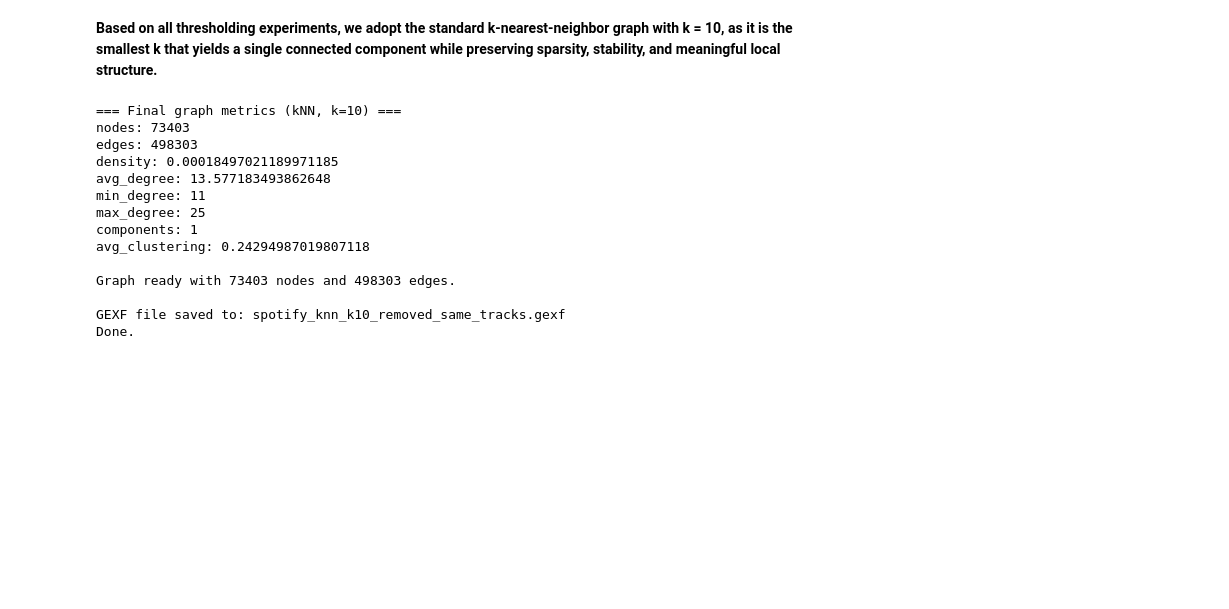
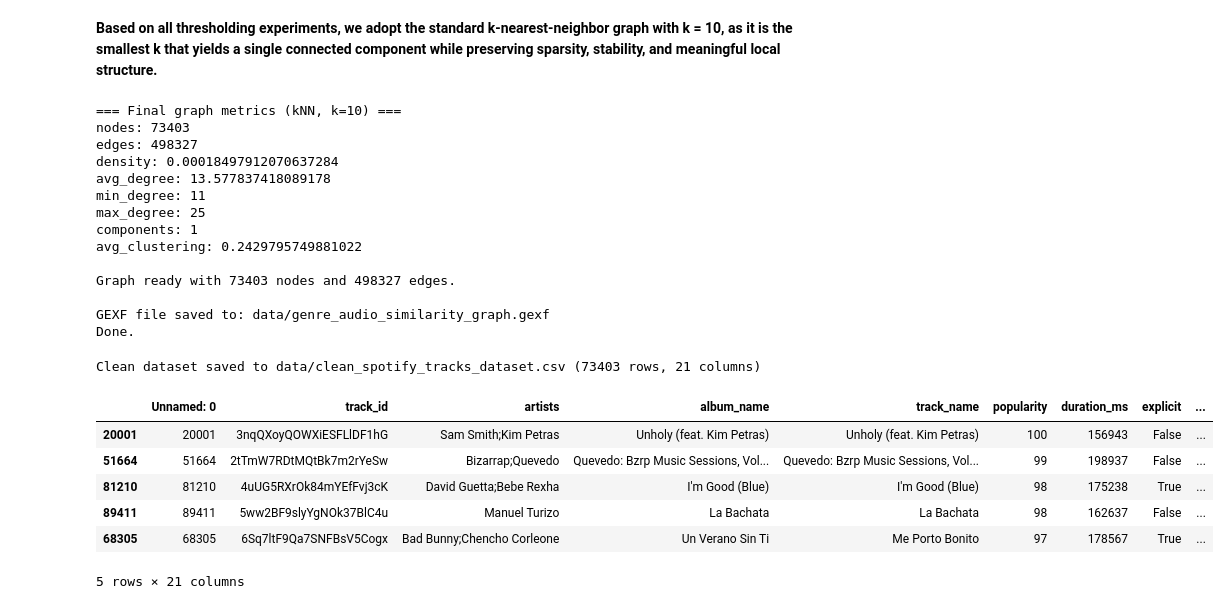
Before and after one commit to adamajane/social-graphs-and-interactions-02805-assignments, a Jupyter notebook: final_project/1_data_cleaning.ipynb, the cells around one changed output. Saved outputs shown, nothing was run; the diff lists cells and outputs as text; code cells hidden in the pictures; blank space fills up the shorter version.

```diff
--- a/final_project/1_data_cleaning.ipynb
+++ b/final_project/1_data_cleaning.ipynb
@@ -721,7 +736,13 @@ for key, val in metrics_final.items():
 
 # Build NetworkX graph
 G_final = nx.from_scipy_sparse_array(A_final)
-print("\nGraph ready with", G_final.number_of_nodes(), "nodes and", G_final.number_of_edges(), "edges.")
+print(
+    "\nGraph ready with",
+    G_final.number_of_nodes(),
+    "nodes and",
+    G_final.number_of_edges(),
+    "edges.",
+)
 
 # Add metadata (track_id + genre)
 for i in range(G_final.number_of_nodes()):
@@ -729,7 +750,9 @@ for i in range(G_final.number_of_nodes()):
     G_final.nodes[i]["genre"] = df.iloc[i]["track_genre"]
 
 # Export GEXF
-output_path = "spotify_knn_k10_removed_same_tracks.gexf"
+# output_path = "spotify_knn_k10_removed_same_tracks.gexf"
+output_path = OUT_DIR / "genre_audio_similarity_graph.gexf"
+output_path.parent.mkdir(parents=True, exist_ok=True)
 nx.write_gexf(G_final, output_path)
 
 print("\nGEXF file saved to:", output_path)
@@ -737,15 +760,34 @@ print("Done.")
 # %% [output]
 === Final graph metrics (kNN, k=10) ===
 nodes: 73403
-edges: 498303
-density: 0.00018497021189971185
-avg_degree: 13.577183493862648
+edges: 498327
+density: 0.00018497912070637284
+avg_degree: 13.577837418089178
 min_degree: 11
 max_degree: 25
 components: 1
-avg_clustering: 0.24294987019807118
+avg_clustering: 0.2429795749881022
 
-Graph ready with 73403 nodes and 498303 edges.
+Graph ready with 73403 nodes and 498327 edges.
 
-GEXF file saved to: spotify_knn_k10_removed_same_tracks.gexf
+GEXF file saved to: data/genre_audio_similarity_graph.gexf
 Done.
+# %%
+# Save cleaned dataframe to the data folder
+clean_path = OUT_DIR / "clean_spotify_tracks_dataset.csv"
+clean_path.parent.mkdir(parents=True, exist_ok=True)
+
+df.to_csv(clean_path, index=False)
+print(f"Clean dataset saved to {clean_path} ({df.shape[0]} rows, {df.shape[1]} columns)")
+
+# Preview saved data
+df.head()
+# %% [output]
+Clean dataset saved to data/clean_spotify_tracks_dataset.csv (73403 rows, 21 columns)
+|  | Unnamed: 0 | track_id | artists | album_name | track_name | popularity | duration_ms | explicit | ... |
+| 20001 | 20001 | 3nqQXoyQOWXiESFLlDF1hG | Sam Smith;Kim Petras | Unholy (feat. Kim Petras) | Unholy (feat. Kim Petras) | 100 | 156943 | False | ... |
+| 51664 | 51664 | 2tTmW7RDtMQtBk7m2rYeSw | Bizarrap;Quevedo | Quevedo: Bzrp Music Sessions, Vol... | Quevedo: Bzrp Music Sessions, Vol... | 99 | 198937 | False | ... |
+| 81210 | 81210 | 4uUG5RXrOk84mYEfFvj3cK | David Guetta;Bebe Rexha | I'm Good (Blue) | I'm Good (Blue) | 98 | 175238 | True | ... |
+| 89411 | 89411 | 5ww2BF9slyYgNOk37BlC4u | Manuel Turizo | La Bachata | La Bachata | 98 | 162637 | False | ... |
+| 68305 | 68305 | 6Sq7ltF9Qa7SNFBsV5Cogx | Bad Bunny;Chencho Corleone | Un Verano Sin Ti | Me Porto Bonito | 97 | 178567 | True | ... |
+5 rows × 21 columns
```
Also changed, not shown: parts of 14 cells of this notebook, 8 other files.
